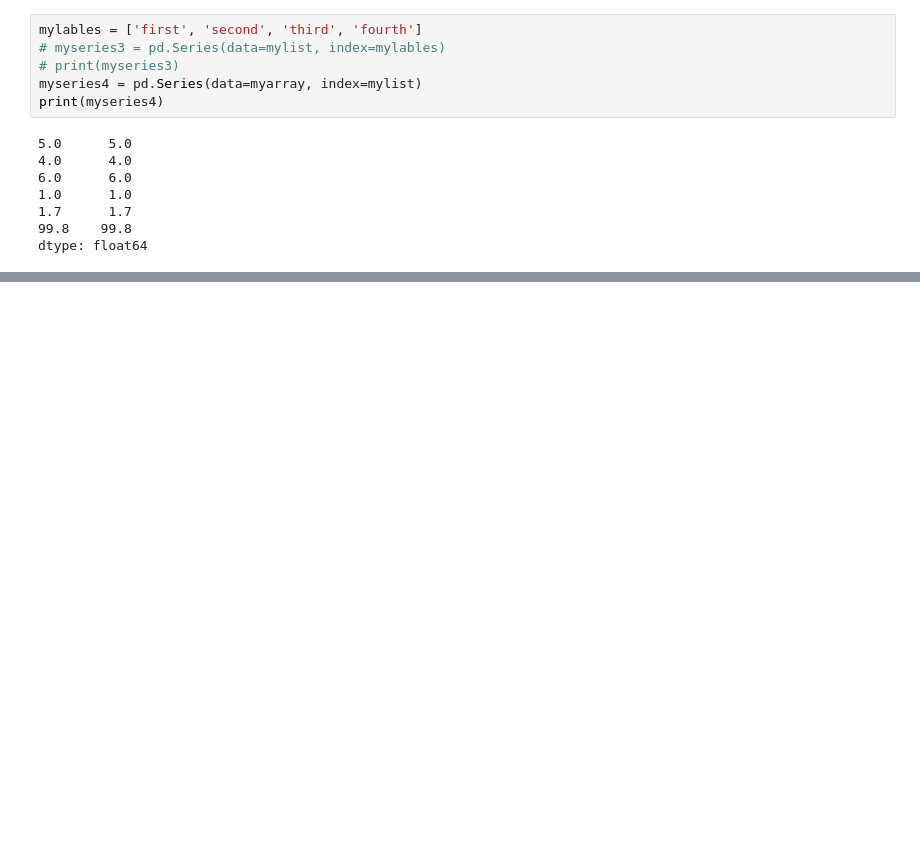
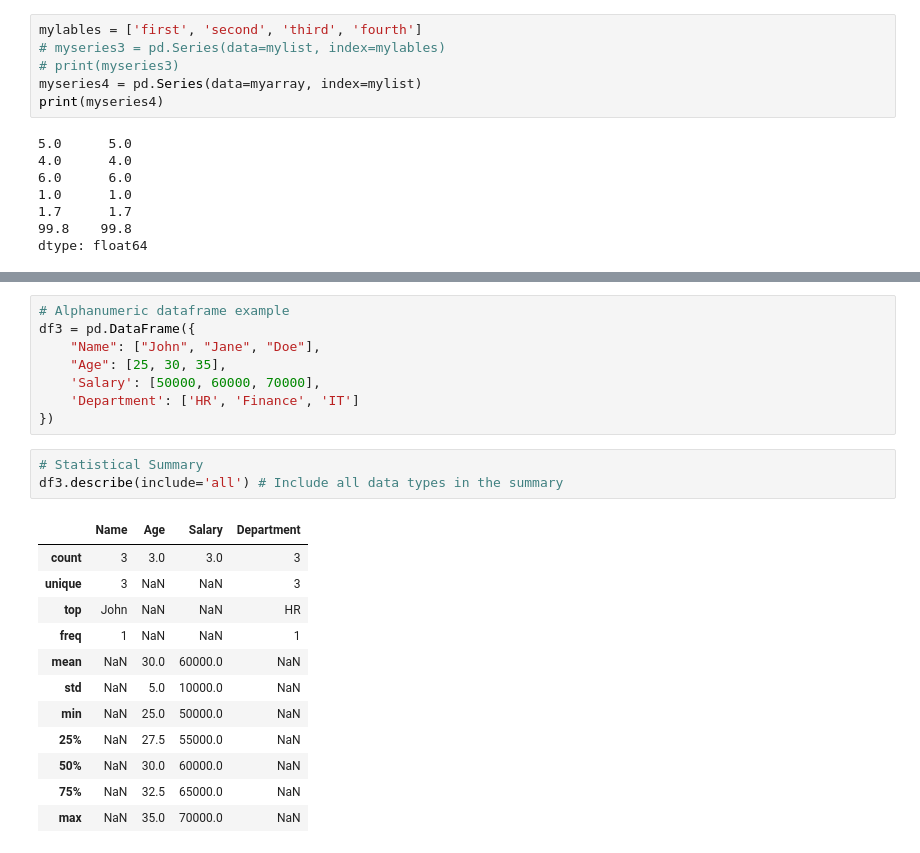
Before and after one commit to MSD-0007/Data-Visualization-4thSem, a Jupyter notebook: Class/3_C23-02-2026.ipynb, the cells around one changed output, grey strips where cells are left out. Drawn from its saved outputs; the diff is of its cells as text; blank space fills up the shorter version.

```diff
--- a/Class/3_C23-02-2026.ipynb
+++ b/Class/3_C23-02-2026.ipynb
@@ -83,0 +222,24 @@ dtype: float64
+# %%
+# Alphanumeric dataframe example
+df3 = pd.DataFrame({
+    "Name": ["John", "Jane", "Doe"],
+    "Age": [25, 30, 35],
+    'Salary': [50000, 60000, 70000],
+    'Department': ['HR', 'Finance', 'IT']
+})
+# %%
+# Statistical Summary
+df3.describe(include='all') # Include all data types in the summary
+# %% [output]
+|  | Name | Age | Salary | Department |
+| count | 3 | 3.0 | 3.0 | 3 |
+| unique | 3 | NaN | NaN | 3 |
+| top | John | NaN | NaN | HR |
+| freq | 1 | NaN | NaN | 1 |
+| mean | NaN | 30.0 | 60000.0 | NaN |
+| std | NaN | 5.0 | 10000.0 | NaN |
+| min | NaN | 25.0 | 50000.0 | NaN |
+| 25% | NaN | 27.5 | 55000.0 | NaN |
+| 50% | NaN | 30.0 | 60000.0 | NaN |
+| 75% | NaN | 32.5 | 65000.0 | NaN |
+| max | NaN | 35.0 | 70000.0 | NaN |
```
Also changed, not shown: parts of 35 cells of this notebook.
